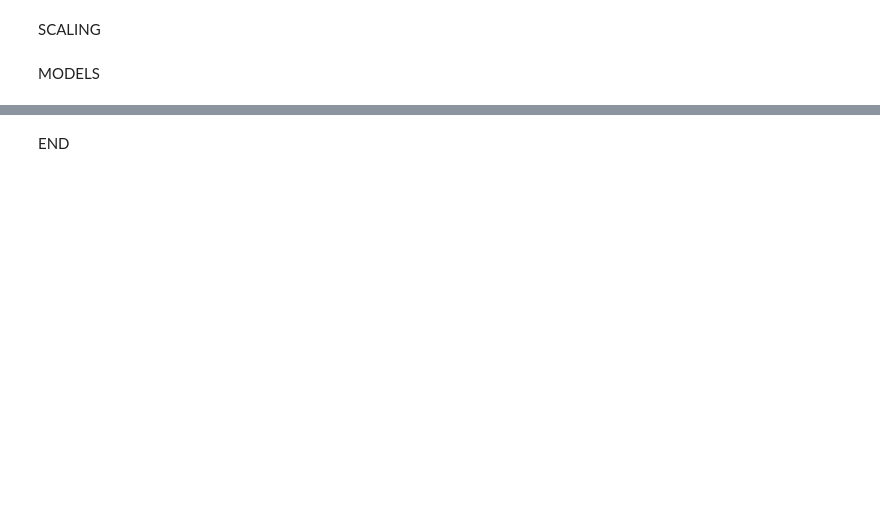
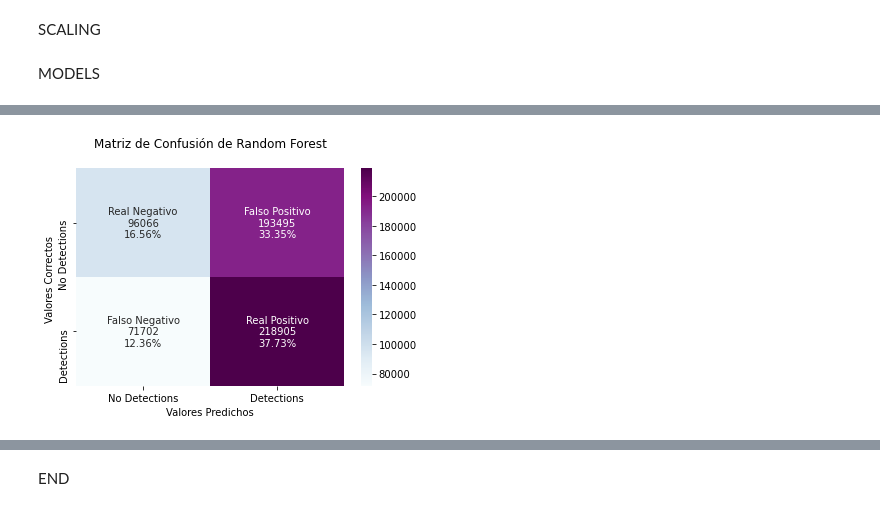
Before and after one commit to iconicmajo/Proyecto2-SDS, a Jupyter notebook: models.ipynb, the cells around one changed output, grey strips where cells are left out. Saved outputs shown, nothing was run; the diff lists cells and outputs as text; code cells hidden in the pictures; blank space fills up the shorter version.

```diff
--- a/models.ipynb
+++ b/models.ipynb
@@ -16,8 +23,8 @@ import matplotlib.pyplot as plt
 # %%
 PATHS = {
-    'train': '../input/project2/train.csv/train.csv',
-    'test': '../input/project2/train.csv/test.csv',
-    'clean_train': "../input/p2cleanfeatures/clean_train.csv"
+    'train': 'train.csv',
+    'test': 'test.csv',
+    'clean_train': "clean_train.csv"
 }
 # %% [markdown]
 DIVISION DE DATASETS
@@ -211,0 +316,10 @@ plt.show()
+# %%
+#Cleaning Columns for model
+xt_clean = X_train.drop(columns=['AVProductStatesIdentifier', 'AVProductsInstalled', 'CityIdentifier','GeoNameIdentifier', 'LocaleEnglishNameIdentifier', 'Census_OSUILocaleIdentifier','Census_OSWUAutoUpdateOptionsName','Census_GenuineStateName','Census_ActivationChannel','Census_FirmwareManufacturerIdentifier','Census_FirmwareVersionIdentifier','Census_IsSecureBootEnabled','Census_IsTouchEnabled','Census_IsTouchEnabled','Wdft_RegionIdentifier','OsPlatformSubRelease','SkuEdition','Census_MDC2FormFactor','Census_PrimaryDiskTypeName','Census_ChassisTypeName','Census_PowerPlatformRoleName','Census_OSVersion','Census_OSBranch','Census_OSEdition','Census_OSSkuName','Census_OSInstallTypeName','Processor'], axis=1)
+yt_clean = y_train.drop(columns=['AVProductStatesIdentifier', 'AVProductsInstalled', 'CityIdentifier','GeoNameIdentifier', 'LocaleEnglishNameIdentifier', 'Census_OSUILocaleIdentifier','Census_OSWUAutoUpdateOptionsName','Census_GenuineStateName','Census_ActivationChannel','Census_FirmwareManufacturerIdentifier','Census_FirmwareVersionIdentifier','Census_IsSecureBootEnabled','Census_IsTouchEnabled','Census_IsTouchEnabled','Wdft_RegionIdentifier','OsPlatformSubRelease','SkuEdition','Census_MDC2FormFactor','Census_PrimaryDiskTypeName','Census_ChassisTypeName','Census_PowerPlatformRoleName','Census_OSVersion','Census_OSBranch','Census_OSEdition','Census_OSSkuName','Census_OSInstallTypeName','Processor'], axis=1)
+
+xtest_clean = X_test.drop(columns=['AVProductStatesIdentifier', 'AVProductsInstalled', 'CityIdentifier','GeoNameIdentifier', 'LocaleEnglishNameIdentifier', 'Census_OSUILocaleIdentifier','Census_OSWUAutoUpdateOptionsName','Census_GenuineStateName','Census_ActivationChannel','Census_FirmwareManufacturerIdentifier','Census_FirmwareVersionIdentifier','Census_IsSecureBootEnabled','Census_IsTouchEnabled','Census_IsTouchEnabled','Wdft_RegionIdentifier','OsPlatformSubRelease','SkuEdition','Census_MDC2FormFactor','Census_PrimaryDiskTypeName','Census_ChassisTypeName','Census_PowerPlatformRoleName','Census_OSVersion','Census_OSBranch','Census_OSEdition','Census_OSSkuName','Census_OSInstallTypeName','Processor'], axis=1)
+ytest_clean = y_test.drop(columns=['AVProductStatesIdentifier', 'AVProductsInstalled', 'CityIdentifier','GeoNameIdentifier', 'LocaleEnglishNameIdentifier', 'Census_OSUILocaleIdentifier','Census_OSWUAutoUpdateOptionsName','Census_GenuineStateName','Census_ActivationChannel','Census_FirmwareManufacturerIdentifier','Census_FirmwareVersionIdentifier','Census_IsSecureBootEnabled','Census_IsTouchEnabled','Census_IsTouchEnabled','Wdft_RegionIdentifier','OsPlatformSubRelease','SkuEdition','Census_MDC2FormFactor','Census_PrimaryDiskTypeName','Census_ChassisTypeName','Census_PowerPlatformRoleName','Census_OSVersion','Census_OSBranch','Census_OSEdition','Census_OSSkuName','Census_OSInstallTypeName','Processor'], axis=1)
+# %%
+model2 = RandomForestClassifier(max_depth=2,random_state=0)
+model2.fit(xt_clean, yt_clean)
@@ -211,0 +328,6 @@ plt.show()
+# %%
+y_pred = model2.predict(xtest_clean)
+ran_forest = confusion_matrix(ytest_clean, y_pred)
+print(classification_report(ytest_clean, y_pred))
+
+print('\nAccuracy Score:', accuracy_score(ytest_clean,y_pred))
@@ -211,0 +346,4 @@ plt.show()
+# %%
+plot_confusion_matrix(ran_forest, "Random Forest")
+# %% [output]
+[figure, added]
```
Also changed, not shown: parts of 21 cells of this notebook, 2 other files.
